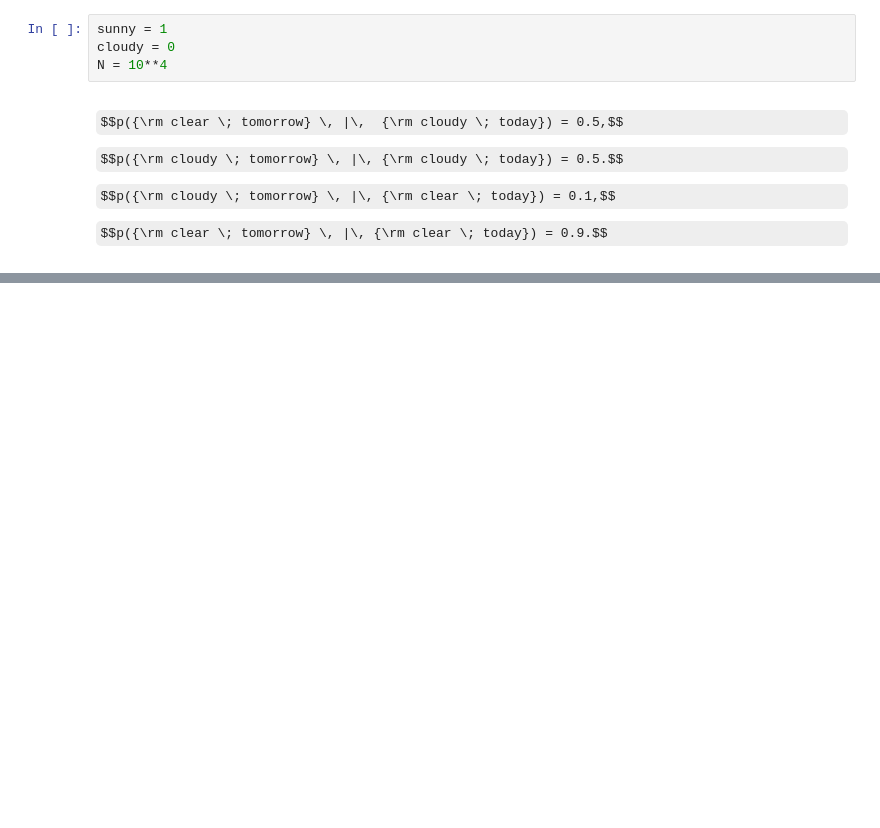
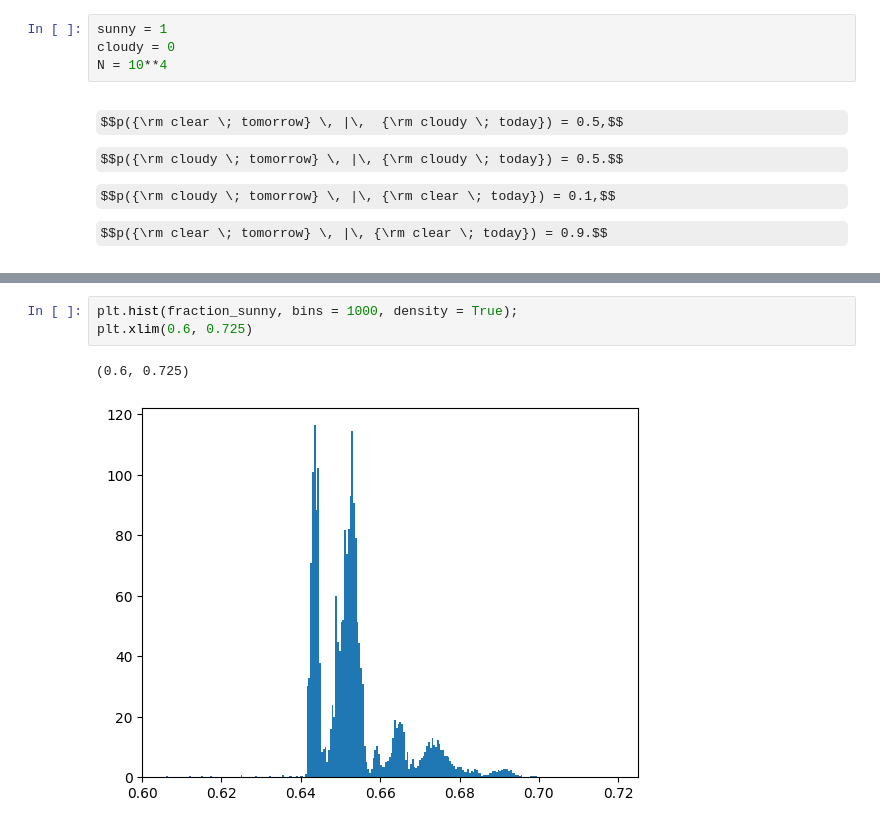
Before and after one commit to malvibellotti/astrostatistics_bicocca_2024, a Jupyter notebook: working/lecture_10_telescope_observation.ipynb, the cells around one changed output, grey strips where cells are left out. Saved outputs shown, nothing was run; the diff lists cells and outputs as text; some formulas as TeX source; blank space fills up the shorter version.

```diff
--- a/working/lecture_10_telescope_observation.ipynb
+++ b/working/lecture_10_telescope_observation.ipynb
@@ -124,0 +156,6 @@ for i in N:
+# %%
+plt.hist(fraction_sunny, bins = 1000, density = True);
+plt.xlim(0.6, 0.725)
+# %% [output]
+(0.6, 0.725)
+[figure, added]
```
Also changed, not shown: parts of 5 cells of this notebook, 1 other file.
